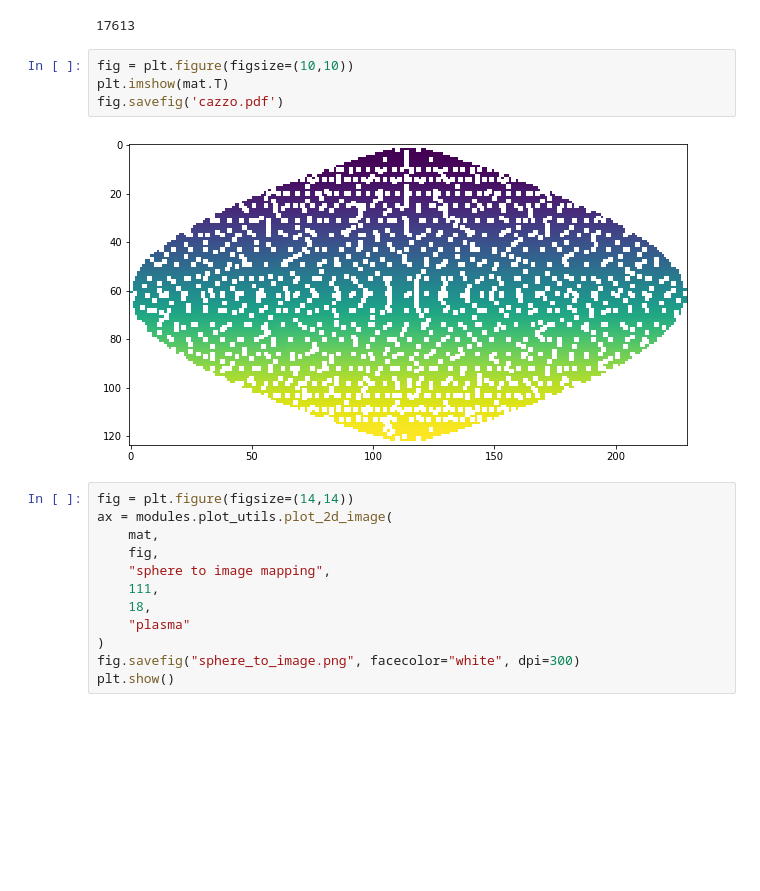
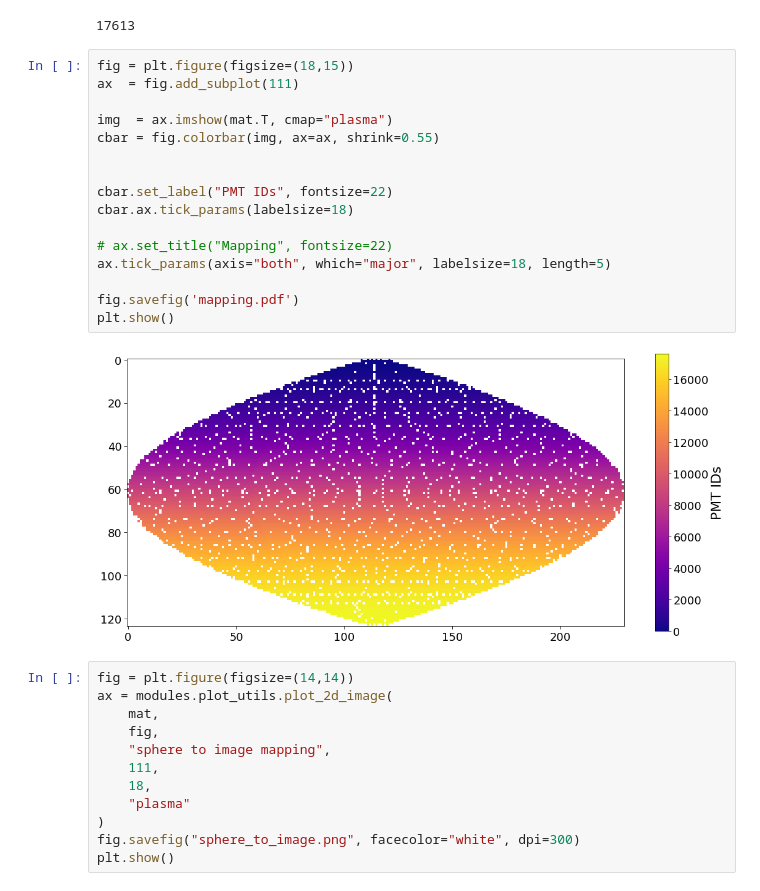
Before and after one commit to niklai99/qcnn4juno, a Jupyter notebook: eda/lai_fixing_shapes.ipynb, the cells around one changed output. Cells and saved outputs as stored; diff of their text form; blank space fills up the shorter version.

```diff
--- a/eda/lai_fixing_shapes.ipynb
+++ b/eda/lai_fixing_shapes.ipynb
@@ -114,12 +110,24 @@ delta = (pmt_pos['z'].max() - pmt_pos['z'].min()) / 124
 len(np.unique(mat.flatten()))
 # %% [output]
 17613
-# %%
-fig = plt.figure(figsize=(10,10))
-plt.imshow(mat.T)
-fig.savefig('cazzo.pdf')
-# %% [output]
-[figure, removed]
+# %%
+fig = plt.figure(figsize=(18,15))
+ax  = fig.add_subplot(111)
+
+img  = ax.imshow(mat.T, cmap="plasma")
+cbar = fig.colorbar(img, ax=ax, shrink=0.55)
+
+
+cbar.set_label("PMT IDs", fontsize=22)
+cbar.ax.tick_params(labelsize=18)
+
+# ax.set_title("Mapping", fontsize=22)
+ax.tick_params(axis="both", which="major", labelsize=18, length=5)
+
+fig.savefig('mapping.pdf')
+plt.show()
+# %% [output]
+[figure, added]
 # %%
 fig = plt.figure(figsize=(14,14))
 ax = modules.plot_utils.plot_2d_image(
```
Also changed, not shown: parts of 1 cell of this notebook, 3 other files.
